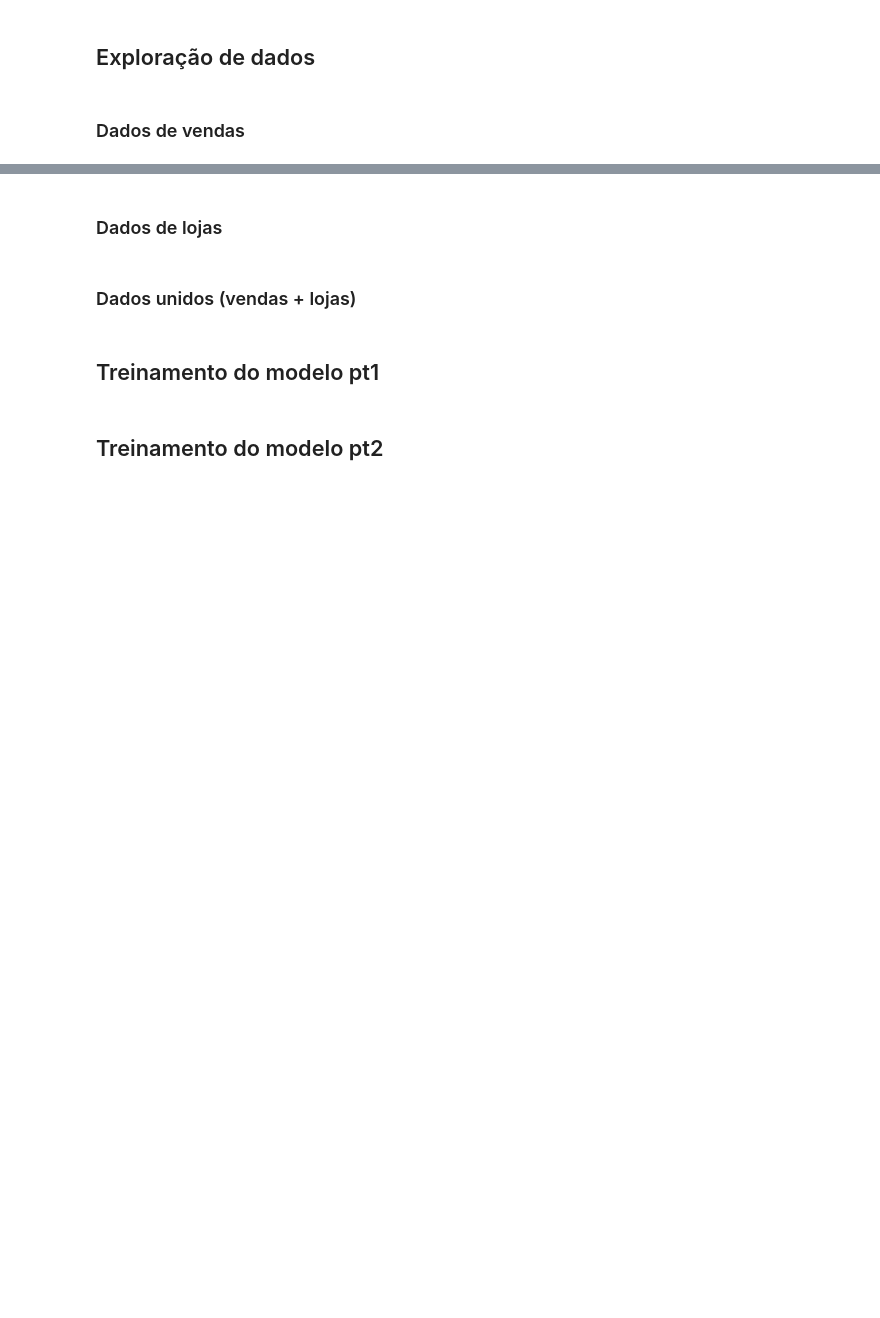
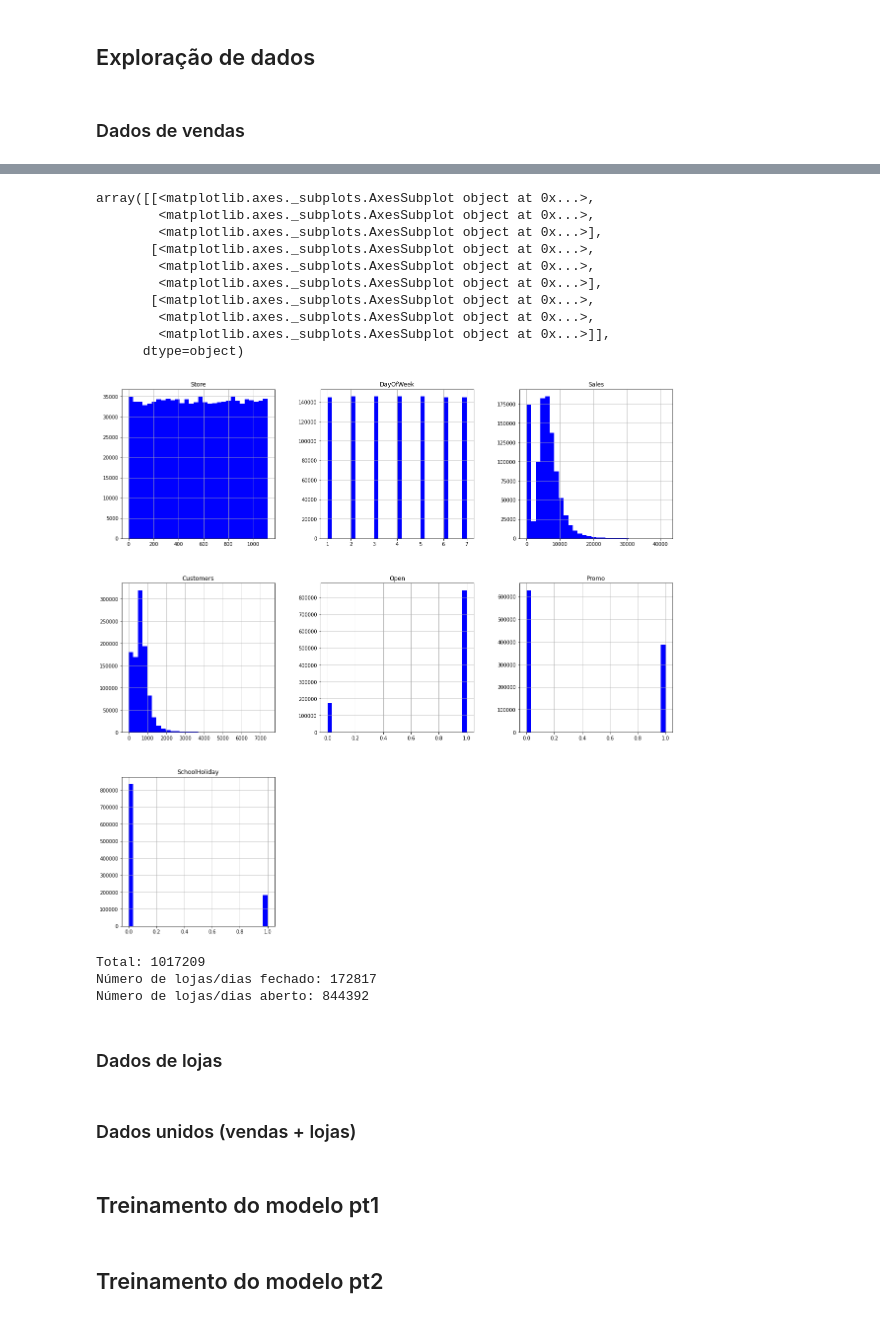
Before and after one commit to Vinicius-Luiz/ciencia_dados_para_empresas, a Jupyter notebook: DEPT VENDAS/Departamento_De_Vendas.ipynb, the cells around one changed output, grey strips where cells are left out. Saved outputs shown, nothing was run; the diff lists cells and outputs as text; code cells hidden in the pictures; blank space fills up the shorter version.

```diff
--- a/DEPT VENDAS/Departamento_De_Vendas.ipynb
+++ b/DEPT VENDAS/Departamento_De_Vendas.ipynb
@@ -72,0 +143,4 @@ array(['0', 'a', 'b', 'c', 0], dtype=object)
+# %%
+sales_train_df.drop(sales_train_df.loc[sales_train_df['Date'].isnull()].index, inplace=True)
+print(f'Qtd registros de vendas: {len(sales_train_df)}', end='\n\n')
+print(sales_train_df.isnull().sum())
@@ -73,3 +160,25 @@ array(['0', 'a', 'b', 'c', 0], dtype=object)
+# %%
+sales_train_df.hist(bins = 30, figsize = (20, 20), color = 'b')
+# %% [output]
+array([[<matplotlib.axes._subplots.AxesSubplot object at 0x...>,
+        <matplotlib.axes._subplots.AxesSubplot object at 0x...>,
+        <matplotlib.axes._subplots.AxesSubplot object at 0x...>],
+       [<matplotlib.axes._subplots.AxesSubplot object at 0x...>,
+        <matplotlib.axes._subplots.AxesSubplot object at 0x...>,
+        <matplotlib.axes._subplots.AxesSubplot object at 0x...>],
+       [<matplotlib.axes._subplots.AxesSubplot object at 0x...>,
+        <matplotlib.axes._subplots.AxesSubplot object at 0x...>,
+        <matplotlib.axes._subplots.AxesSubplot object at 0x...>]],
+      dtype=object)
+[figure, added]
+# %%
+closed_train_df = sales_train_df[sales_train_df['Open'] == 0]
+open_train_df = sales_train_df[sales_train_df['Open'] == 1]
+print(f'Total: {len(sales_train_df)}\nNúmero de lojas/dias fechado: {len(closed_train_df)}\nNúmero de lojas/dias aberto: {len(open_train_df)}\n')
+# %% [output]
+Total: 1017209
+Número de lojas/dias fechado: 172817
+Número de lojas/dias aberto: 844392
 # %% [markdown]
 ### Dados de lojas
 # %% [markdown]
```
Also changed, not shown: parts of 8 cells of this notebook, 1 other file.
